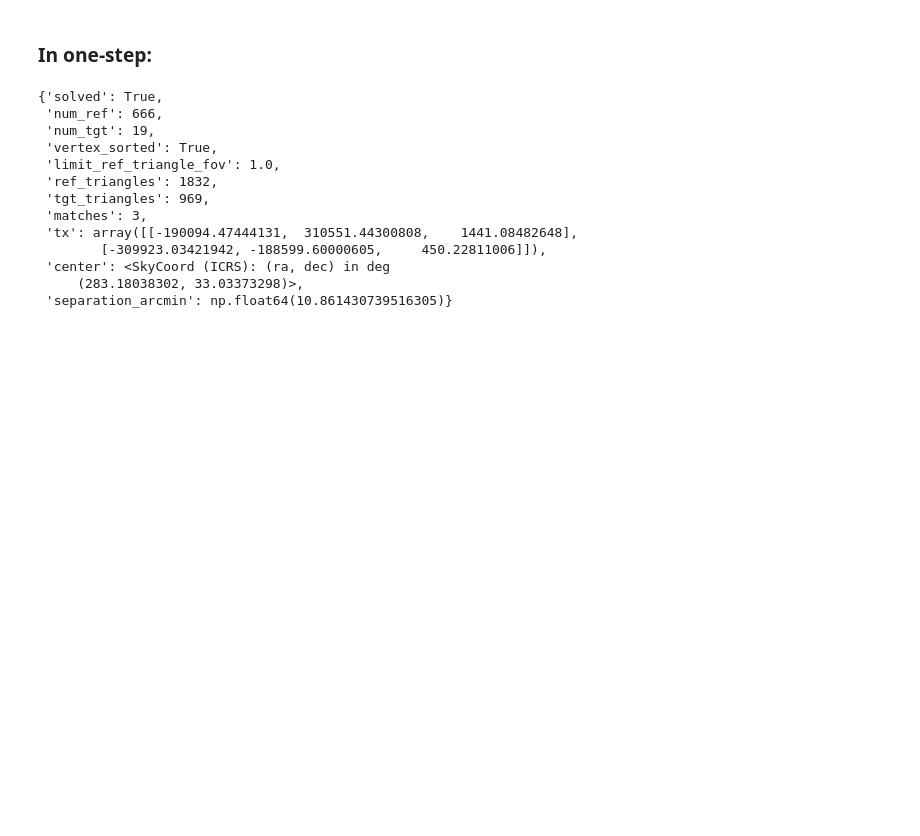
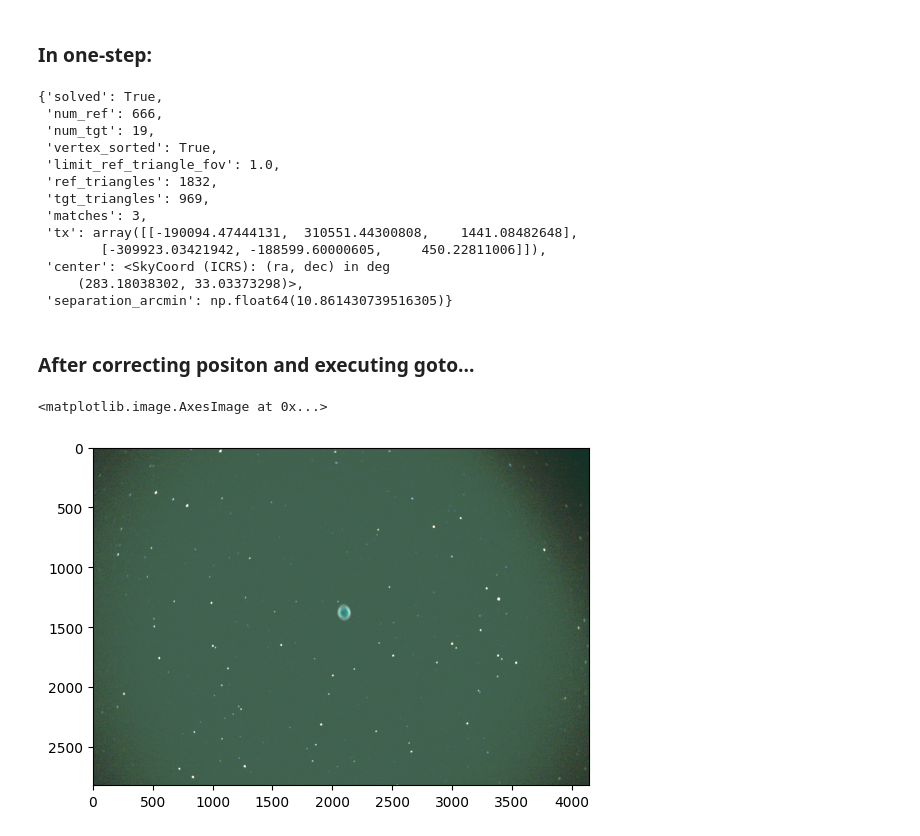
Before and after one commit to cygnus77/astrocam, a Jupyter notebook: plate-solve-demo.ipynb, the cells around one changed output. Cells and saved outputs as stored; diff of their text form; code cells hidden in the pictures; blank space fills up the shorter version.

```diff
--- a/plate-solve-demo.ipynb
+++ b/plate-solve-demo.ipynb
@@ -23,19 +23,22 @@ from skymap.stardb.render_view import project
 # %% [markdown]
 ### Load and visualize image
 # %%
-imageData = ImageData(raw=None, fname='refine_20250830_020759.fit', header=None)
-hr, hg, hb = imageData.get_deb16_histogram()
-a,b = calc_stretch(hr, hg, hb)
-gamma_table = np.zeros((256, 3), dtype=np.uint8)
-for i in range(3):
-    high = max(a[i], b[i])
-    low = min(a[i], b[i])
-    spline = PchipInterpolator([0, low, high, 256], [0, 0, 255, 256])
-    gamma_table[:, i] = spline(np.arange(256))
-r = cv2.LUT(imageData.rgb24[:, :, 0], gamma_table[:, 0])
-g = cv2.LUT(imageData.rgb24[:, :, 1], gamma_table[:, 1])
-b = cv2.LUT(imageData.rgb24[:, :, 2], gamma_table[:, 2])
-img_stretched = cv2.cvtColor(np.stack([r, g, b], axis=-1), cv2.COLOR_BGR2RGB)
+imageData = ImageData(raw=None, fname=r"C:\images\plate-solving-samples\ring\before.fit", header=None)
+def stretch(imageData):
+    hr, hg, hb = imageData.get_deb16_histogram()
+    a,b = calc_stretch(hr, hg, hb)
+    gamma_table = np.zeros((256, 3), dtype=np.uint8)
+    for i in range(3):
+        high = max(a[i], b[i])
+        low = min(a[i], b[i])
+        spline = PchipInterpolator([0, low, high, 256], [0, 0, 255, 256])
+        gamma_table[:, i] = spline(np.arange(256))
+    r = cv2.LUT(imageData.rgb24[:, :, 0], gamma_table[:, 0])
+    g = cv2.LUT(imageData.rgb24[:, :, 1], gamma_table[:, 1])
+    b = cv2.LUT(imageData.rgb24[:, :, 2], gamma_table[:, 2])
+    img_stretched = cv2.cvtColor(np.stack([r, g, b], axis=-1), cv2.COLOR_BGR2RGB)
+    return img_stretched
+img_stretched = stretch(imageData)
 plt.imshow(img_stretched)
 # %% [output]
 <matplotlib.image.AxesImage at 0x...>
@@ -232,3 +237,12 @@ PS.platesolve(imageData, center)
  'center': <SkyCoord (ICRS): (ra, dec) in deg
      (283.18038302, 33.03373298)>,
  'separation_arcmin': np.float64(10.861430739516305)}
+# %% [markdown]
+### After correcting positon and executing goto...
+# %%
+imageData = ImageData(raw=None, fname=r"C:\images\plate-solving-samples\ring\after.fit", header=None)
+img_stretched = stretch(imageData)
+plt.imshow(img_stretched)
+# %% [output]
+<matplotlib.image.AxesImage at 0x...>
+[figure, added]
```
Also changed, not shown: parts of 2 cells of this notebook, 1 other file.
